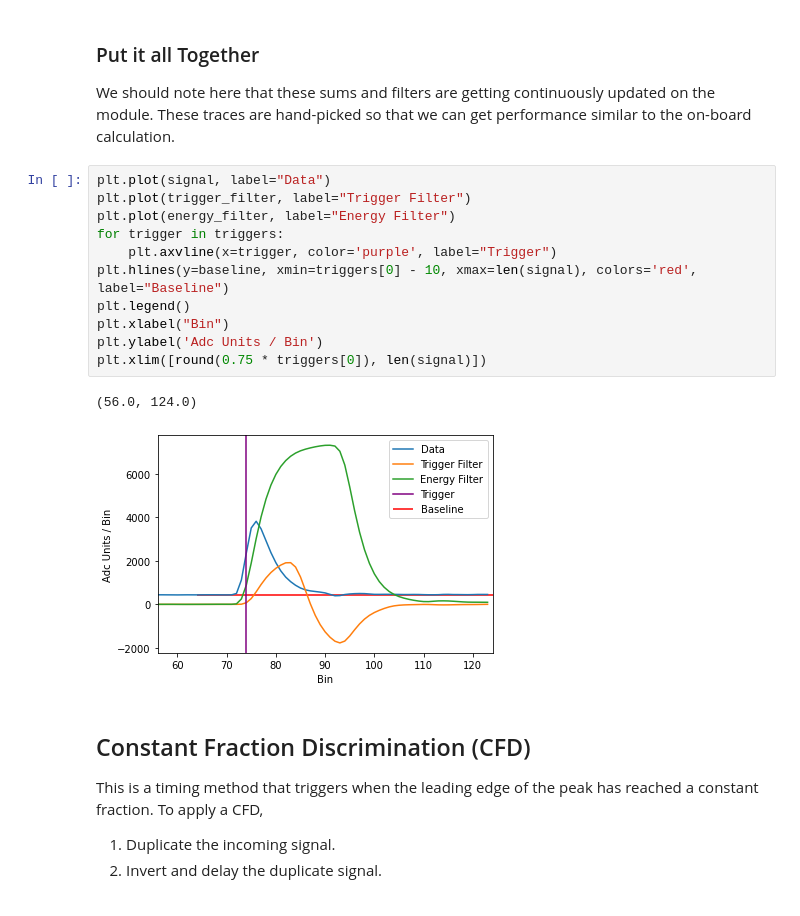
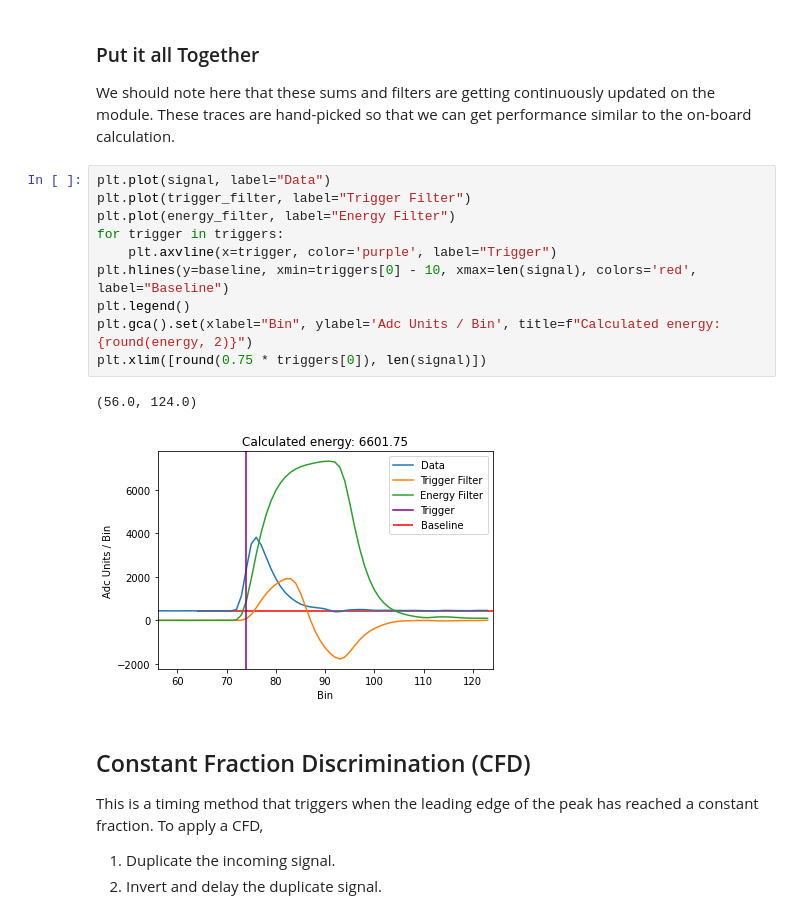
Before and after one commit to spaulaus/dsp_toolkit, a Jupyter notebook: docs/demo.ipynb, the cells around one changed output. Saved outputs shown, nothing was run; the diff lists cells and outputs as text.

Commit message:
Update to plot labeling

```diff
--- a/docs/demo.ipynb
+++ b/docs/demo.ipynb
@@ -83,17 +83,16 @@ traces are hand-picked so that we can get performance similar to the on-board ca
 # %%
 plt.plot(signal, label="Data")
 plt.plot(trigger_filter, label="Trigger Filter")
 plt.plot(energy_filter, label="Energy Filter")
 for trigger in triggers:
     plt.axvline(x=trigger, color='purple', label="Trigger")
 plt.hlines(y=baseline, xmin=triggers[0] - 10, xmax=len(signal), colors='red', label="Baseline")
 plt.legend()
-plt.xlabel("Bin")
-plt.ylabel('Adc Units / Bin')
+plt.gca().set(xlabel="Bin", ylabel='Adc Units / Bin', title=f"Calculated energy: {round(energy, 2)}")
 plt.xlim([round(0.75 * triggers[0]), len(signal)])
 # %% [output]
 (56.0, 124.0)
-[figure, old version]
+[figure, new version]
 # %% [markdown]
 ## Constant Fraction Discrimination (CFD)
 This is a timing method that triggers when the leading edge of the peak has reached a constant fraction.
```
Also changed, not shown: parts of 3 cells of this notebook.
